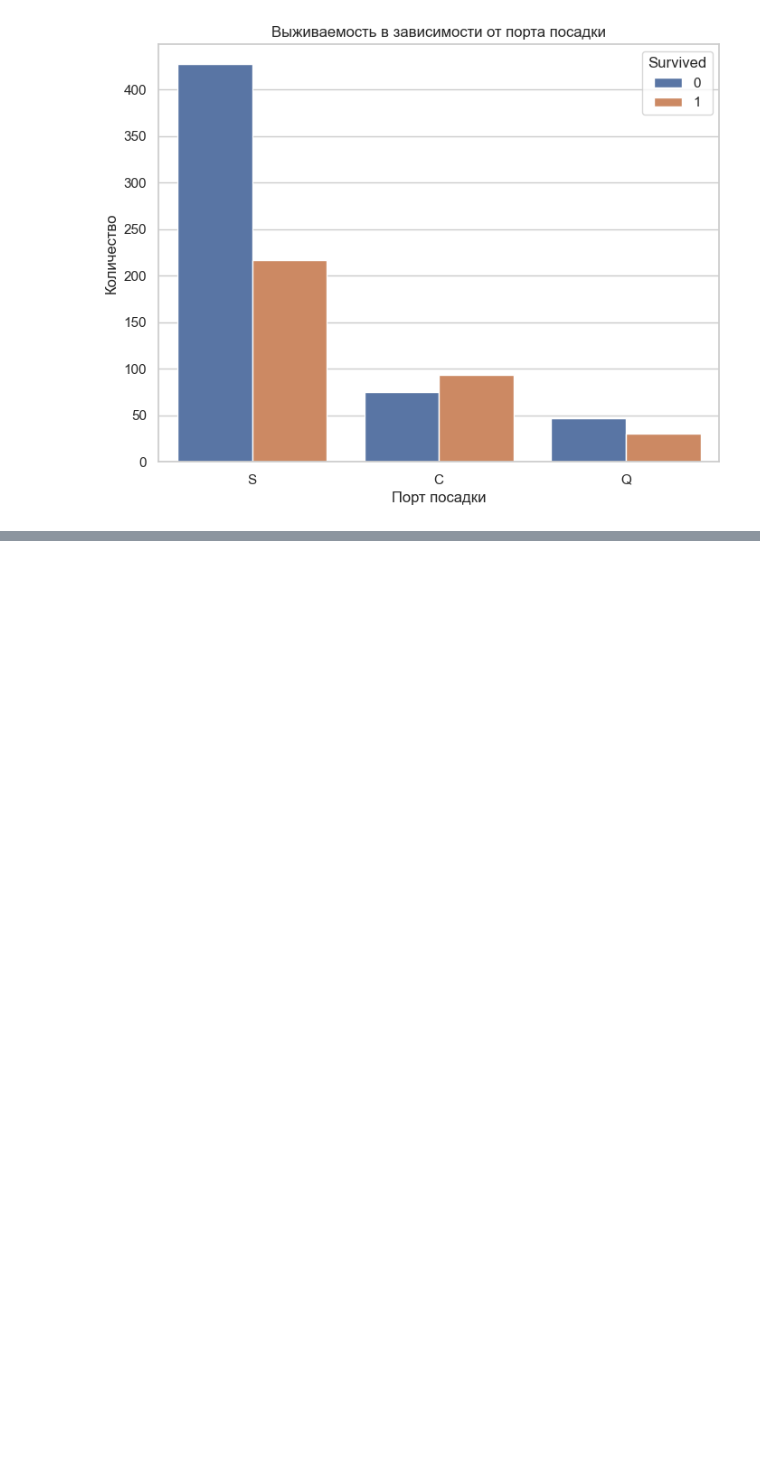
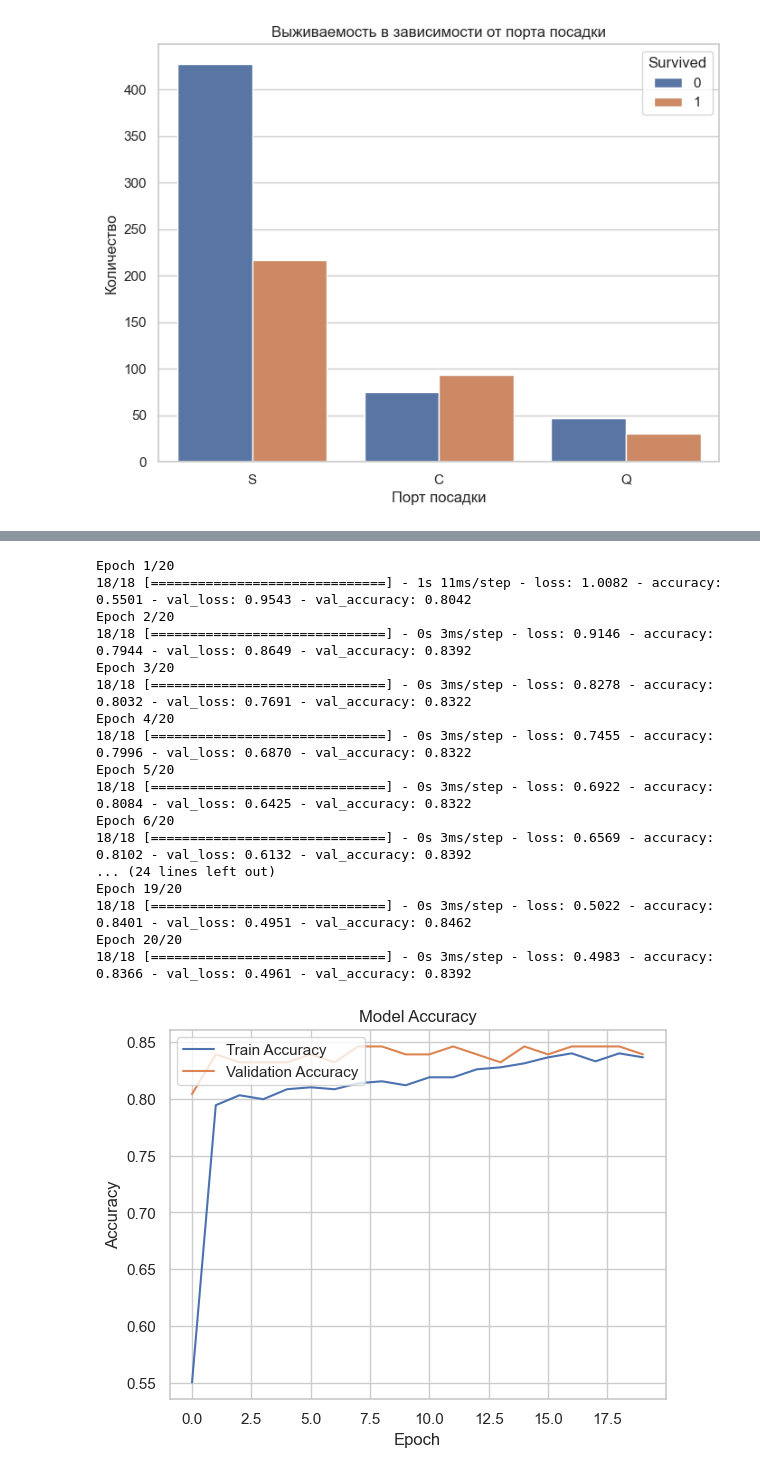
Before and after one commit to Sunbro-S/Titanic, a Jupyter notebook: Titanic Шукшин М.В.ipynb, the cells around one changed output, grey strips where cells are left out. Saved outputs shown, nothing was run; the diff lists cells and outputs as text; code cells hidden in the pictures; blank space fills up the shorter version.

```diff
--- a/Titanic Шукшин М.В.ipynb
+++ b/Titanic Шукшин М.В.ipynb
@@ -292,0 +215,50 @@ TP: 83 TN: 172 FP: 33 FN: 9
+# %%
+import matplotlib.pyplot as plt
+from keras.models import Sequential
+from keras.layers import Dense
+from tensorflow.keras.regularizers import l2
+
+model = Sequential()
+model.add(Dense(64, activation='relu', kernel_regularizer=l2(0.008), input_shape=(X_train.shape[1],)))
+model.add(Dense(32, activation='relu', kernel_regularizer=l2(0.005)))
+model.add(Dense(16, activation='relu', kernel_regularizer=l2(0.001)))
+model.add(Dense(1, activation='sigmoid'))
+
+model.compile(optimizer='adam', loss='binary_crossentropy', metrics=['accuracy'])
+
+history = model.fit(X_train, y_train, epochs=20, batch_size=32, validation_split=0.2)
+
+plt.plot(history.history['accuracy'], label='Train Accuracy')
+plt.plot(history.history['val_accuracy'], label='Validation Accuracy')
+plt.title('Model Accuracy')
+plt.xlabel('Epoch')
+plt.ylabel('Accuracy')
+plt.legend(loc='upper left')
+plt.show()
+
+plt.plot(history.history['loss'], label='Train Loss')
+plt.plot(history.history['val_loss'], label='Validation Loss')
+plt.title('Model Loss')
+plt.xlabel('Epoch')
+plt.ylabel('Loss')
+plt.legend(loc='upper left')
+plt.show()
+# %% [output]
+Epoch 1/20
+18/18 [==============================] - 1s 11ms/step - loss: 1.0082 - accuracy: 0.5501 - val_loss: 0.9543 - val_accuracy: 0.8042
+Epoch 2/20
+18/18 [==============================] - 0s 3ms/step - loss: 0.9146 - accuracy: 0.7944 - val_loss: 0.8649 - val_accuracy: 0.8392
+Epoch 3/20
+18/18 [==============================] - 0s 3ms/step - loss: 0.8278 - accuracy: 0.8032 - val_loss: 0.7691 - val_accuracy: 0.8322
+Epoch 4/20
+18/18 [==============================] - 0s 3ms/step - loss: 0.7455 - accuracy: 0.7996 - val_loss: 0.6870 - val_accuracy: 0.8322
+Epoch 5/20
+18/18 [==============================] - 0s 3ms/step - loss: 0.6922 - accuracy: 0.8084 - val_loss: 0.6425 - val_accuracy: 0.8322
+Epoch 6/20
+18/18 [==============================] - 0s 3ms/step - loss: 0.6569 - accuracy: 0.8102 - val_loss: 0.6132 - val_accuracy: 0.8392
+... (24 lines left out)
+Epoch 19/20
+18/18 [==============================] - 0s 3ms/step - loss: 0.5022 - accuracy: 0.8401 - val_loss: 0.4951 - val_accuracy: 0.8462
+Epoch 20/20
+18/18 [==============================] - 0s 3ms/step - loss: 0.4983 - accuracy: 0.8366 - val_loss: 0.4961 - val_accuracy: 0.8392
+[figure, added]
```
Also changed, not shown: parts of 14 cells of this notebook.
